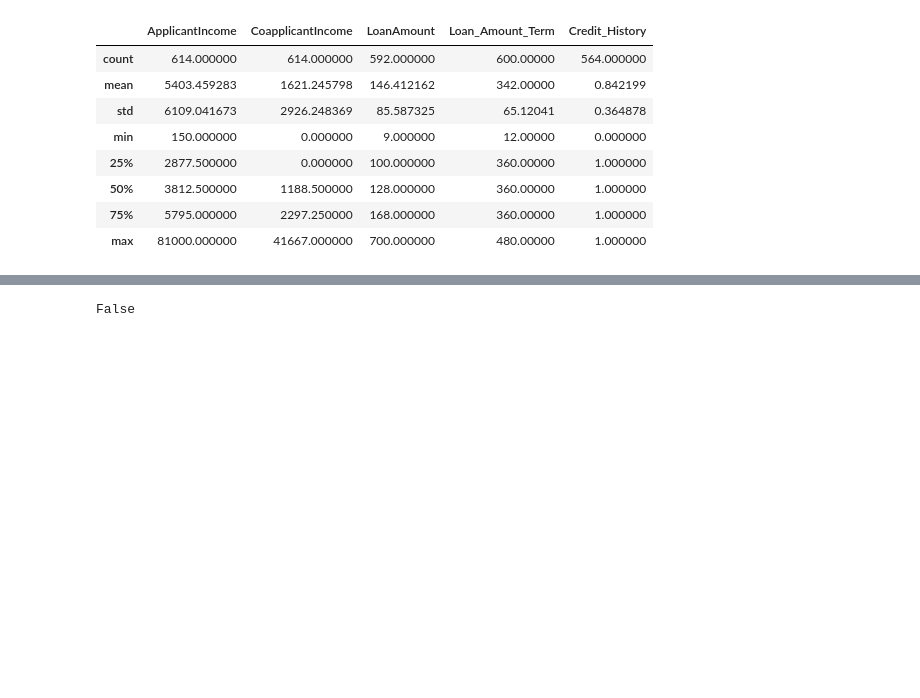
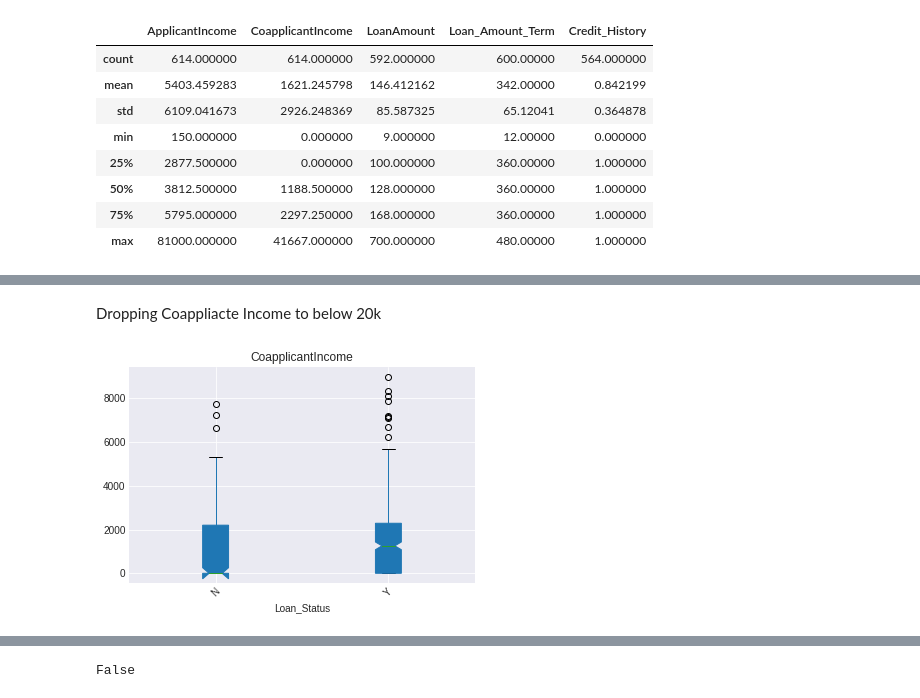
Before and after one commit to L-Dibble/Project_2_Loan_Prediction, a Jupyter notebook: Project_2,_Luke_Dibble.ipynb, the cells around one changed output, grey strips where cells are left out. Cells and saved outputs as stored; diff of their text form; code cells hidden in the pictures; blank space fills up the shorter version.

```diff
--- a/Project_2,_Luke_Dibble.ipynb
+++ b/Project_2,_Luke_Dibble.ipynb
@@ -93,0 +116,10 @@ ltrain_df.describe()
+# %%
+ltrain_df = ltrain_df[ltrain_df.CoapplicantIncome < 10000]
+# %% [markdown]
+Dropping Coappliacte Income to below 20k
+# %%
+ltrain_df.boxplot(column = ['CoapplicantIncome'], by='Loan_Status', notch = True, patch_artist = True)
+plt.suptitle('')
+plt.xticks(rotation = 45);
+# %% [output]
+[figure, added]
```
Also changed, not shown: parts of 62 cells of this notebook.
